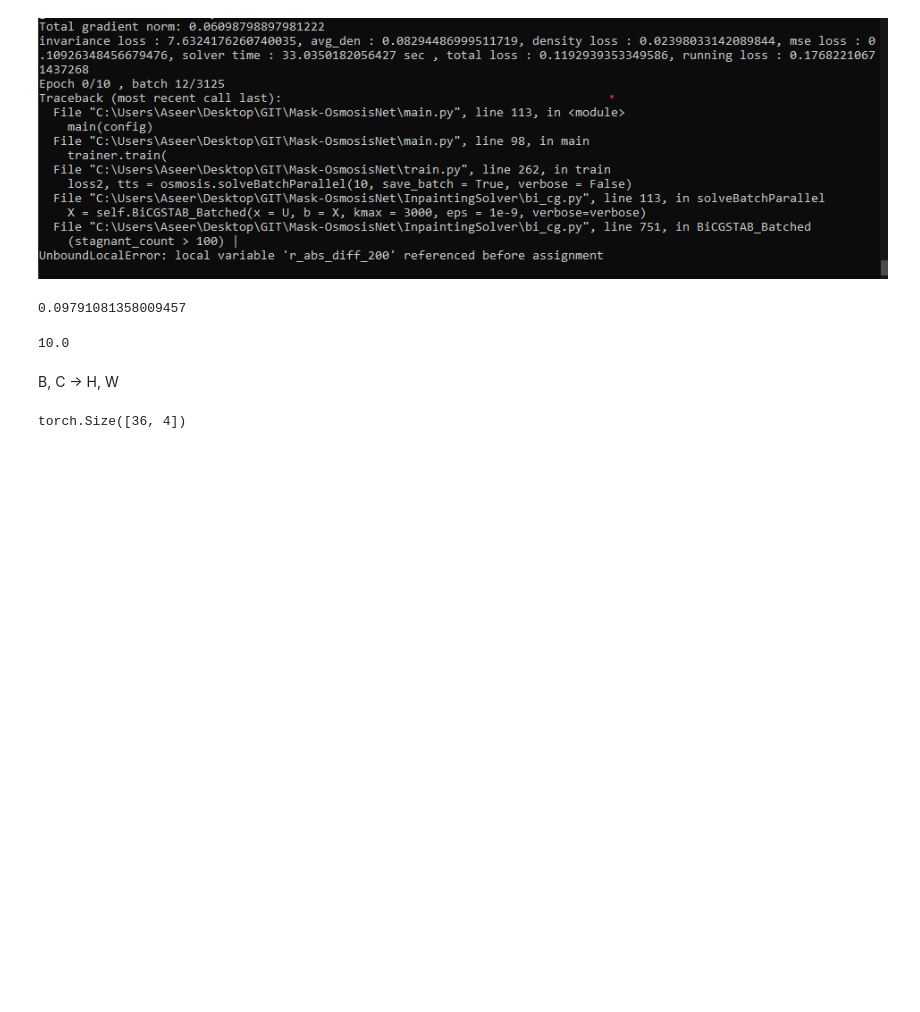
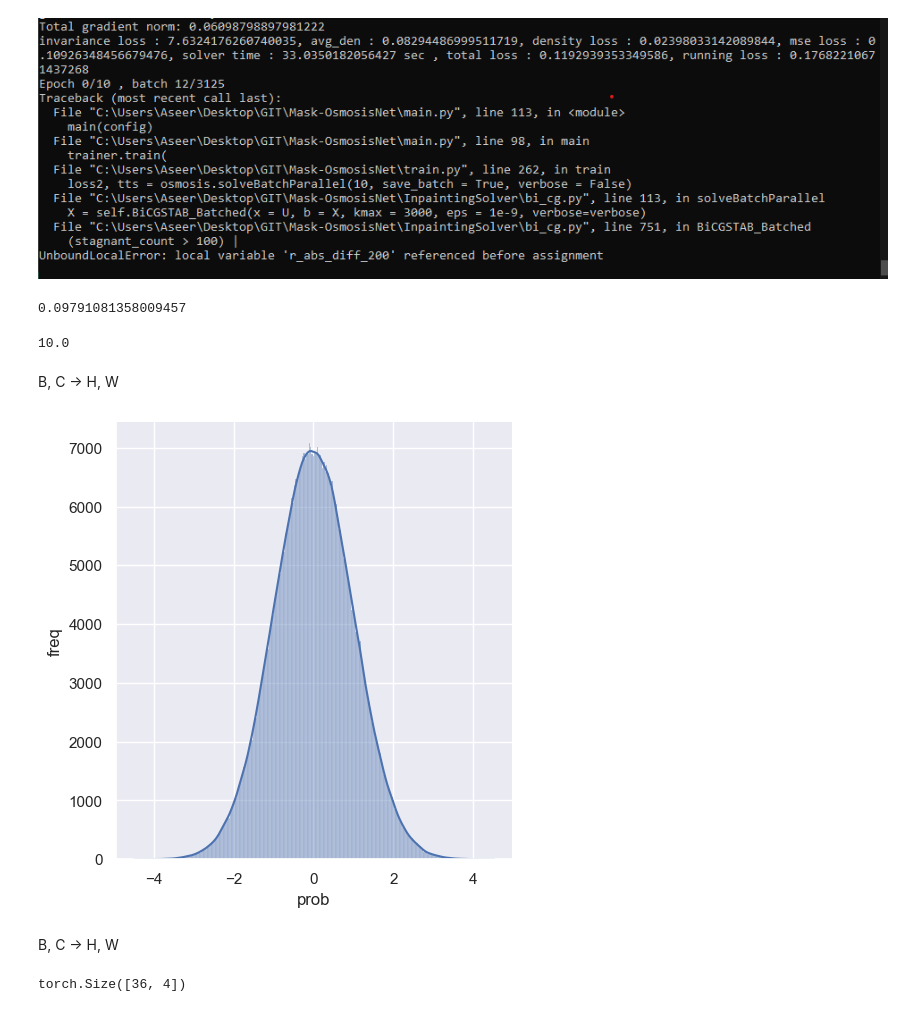
Before and after one commit to Aseer-Ahmad/Mask-OsmosisNet, a Jupyter notebook: test.ipynb, the cells around one changed output. Saved outputs shown, nothing was run; the diff lists cells and outputs as text; code cells hidden in the pictures; blank space fills up the shorter version.

```diff
--- a/test.ipynb
+++ b/test.ipynb
@@ -11,6 +11,25 @@ math.log10(8.770187e+04) - math.log10(7.0000e+04)
 1e1
 # %% [output]
 10.0
+# %% [markdown]
+B, C -> H, W
+# %%
+import torch
+import matplotlib.pyplot as plt
+import seaborn as sns
+sns.set_theme()
+# %%
+
+x = torch.randn((32, 1, 128, 128))
+y = x.reshape(-1)
+counts, bins = torch.histogram(y)
+
+plot = sns.displot(y, kde=True)
+fig = plot.figure
+plot.set(xlabel='prob', ylabel='freq')
+fig.savefig("test.png")
+# %% [output]
+[figure, added]
 # %% [markdown]
 B, C -> H, W
 # %%
```
Also changed, not shown: parts of 2 cells of this notebook, 5 other files.
